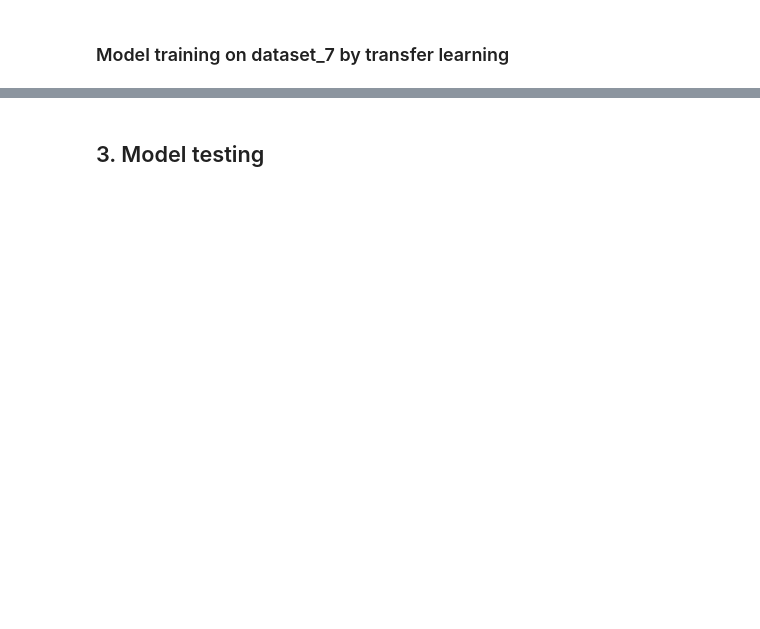
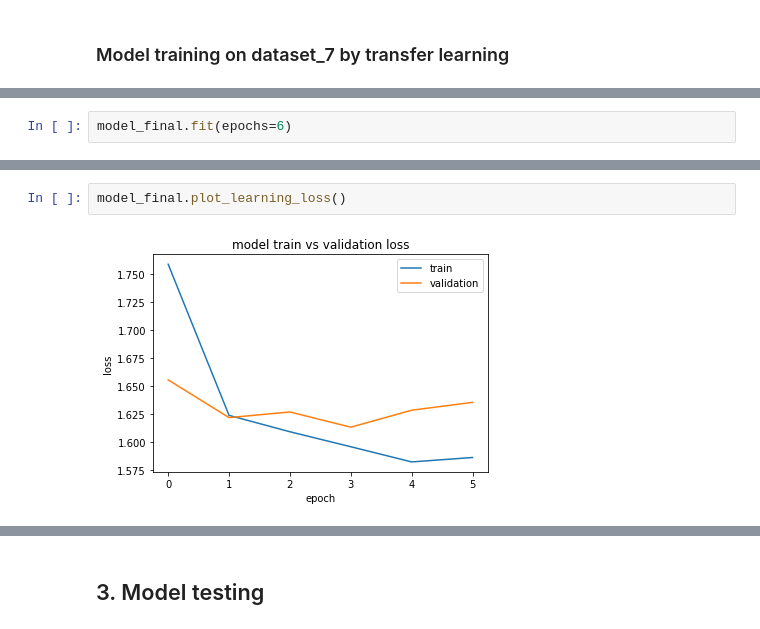
Before and after one commit to Bensabat/Tweets-Sentiment-Analysis, a Jupyter notebook: src/train.ipynb, the cells around one changed output, grey strips where cells are left out. Saved outputs shown, nothing was run; the diff lists cells and outputs as text; blank space fills up the shorter version.

```diff
--- a/src/train.ipynb
+++ b/src/train.ipynb
@@ -656,0 +627,2 @@ plot_learning_loss(history, 'acc')
+# %%
+model_final.fit(epochs=6)
@@ -656,0 +643,4 @@ plot_learning_loss(history, 'acc')
+# %%
+model_final.plot_learning_loss()
+# %% [output]
+[figure, added]
```
Also changed, not shown: parts of 41 cells of this notebook, 9 other files.
